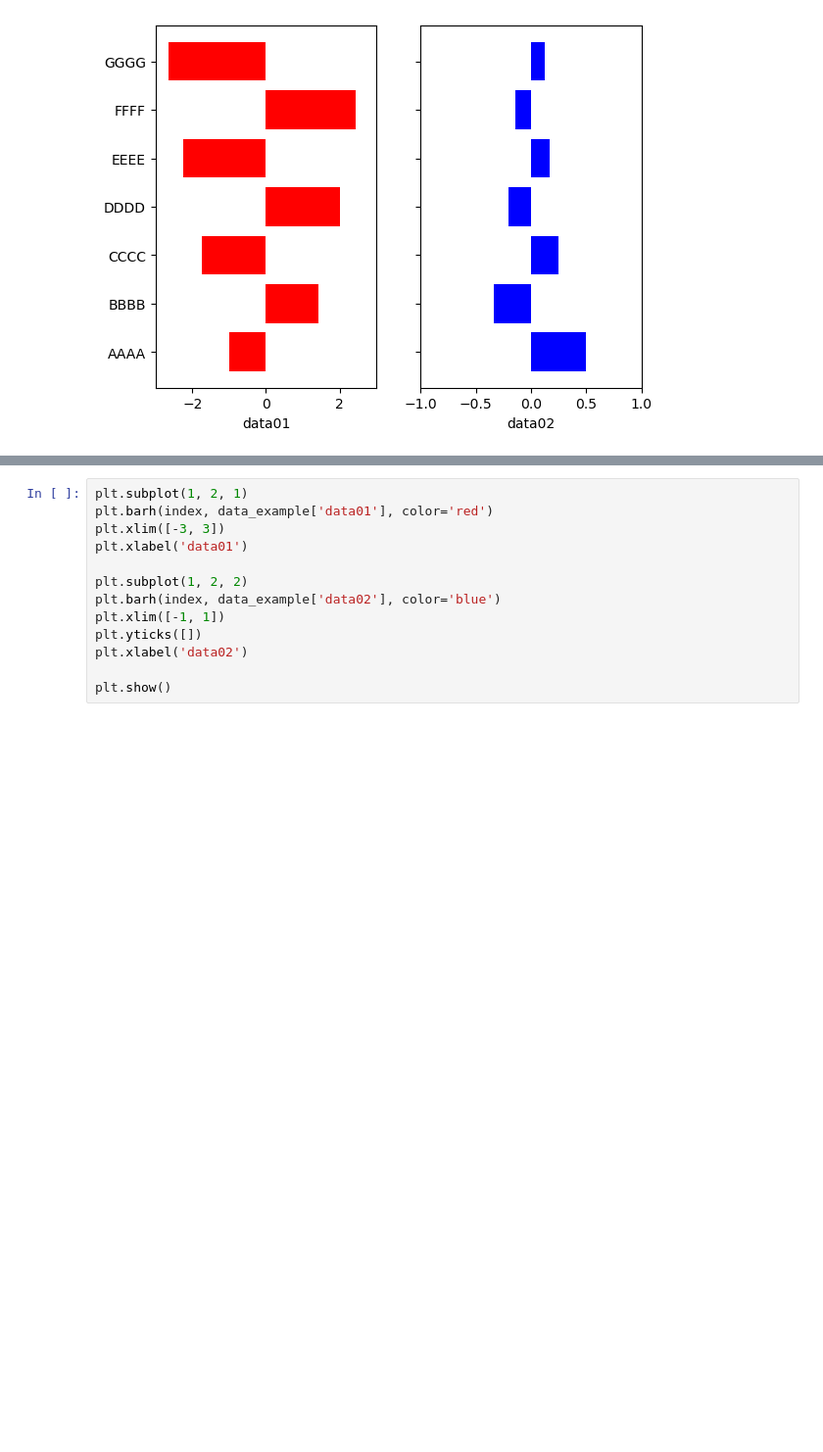
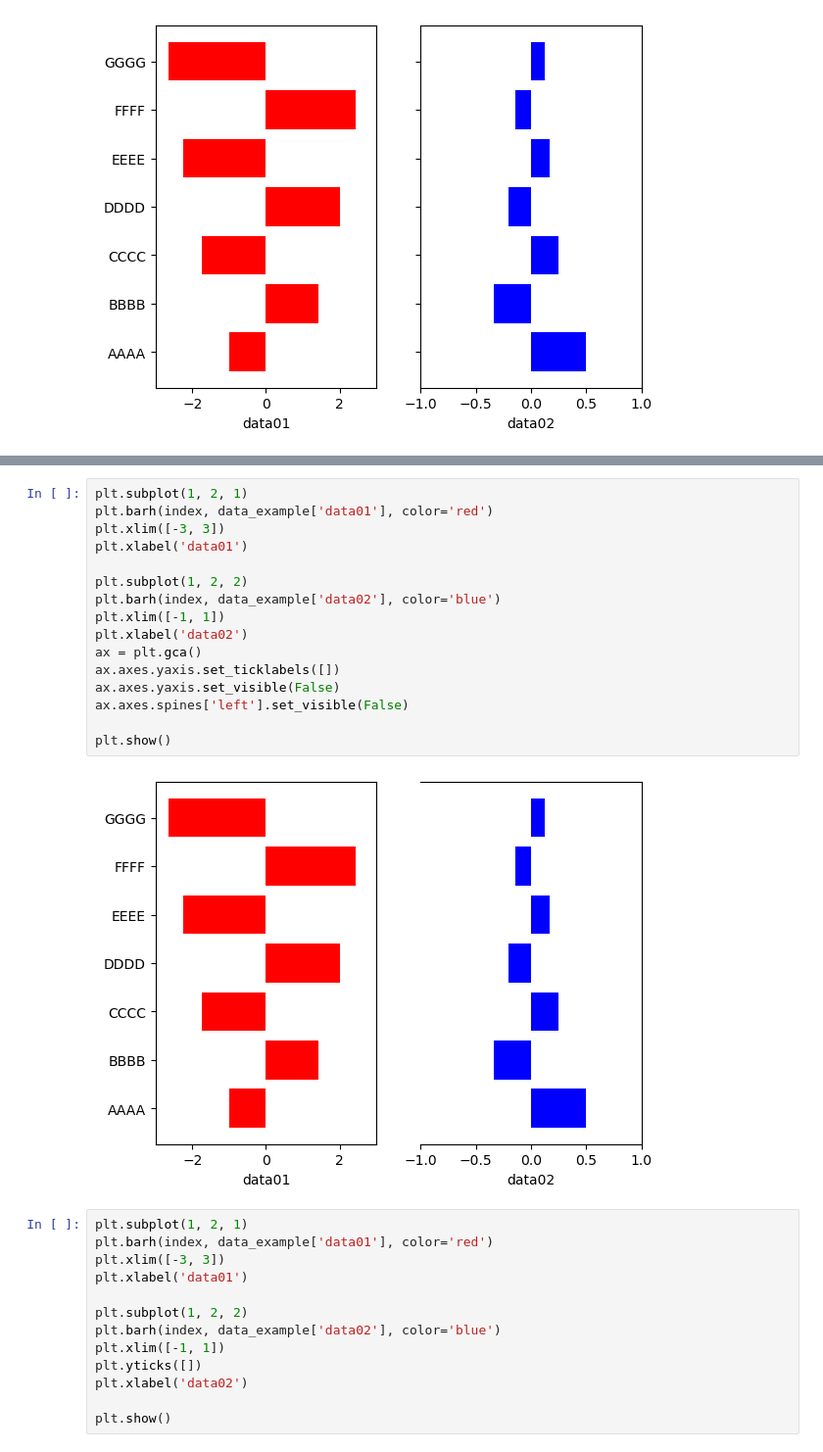
Before and after one commit to meticulousdev/TestCode, a Jupyter notebook: visualization/test_two_graphs_in_parallel.ipynb, the cells around one changed output, grey strips where cells are left out. Shown: that part at 98% size. Saved outputs shown, nothing was run; the diff lists cells and outputs as text; blank space fills up the shorter version.

Commit message:
two graphs in parallel

```diff
--- a/visualization/test_two_graphs_in_parallel.ipynb
+++ b/visualization/test_two_graphs_in_parallel.ipynb
@@ -52,3 +69,21 @@ plt.show()
+# %%
+plt.subplot(1, 2, 1)
+plt.barh(index, data_example['data01'], color='red')
+plt.xlim([-3, 3])
+plt.xlabel('data01')
+
+plt.subplot(1, 2, 2)
+plt.barh(index, data_example['data02'], color='blue')
+plt.xlim([-1, 1])
+plt.xlabel('data02')
+ax = plt.gca()
+ax.axes.yaxis.set_ticklabels([])
+ax.axes.yaxis.set_visible(False)
+ax.axes.spines['left'].set_visible(False)
+
+plt.show()
+# %% [output]
+[figure, added]
 # %%
 plt.subplot(1, 2, 1)
 plt.barh(index, data_example['data01'], color='red')
```
Also changed, not shown: parts of 2 cells of this notebook.
